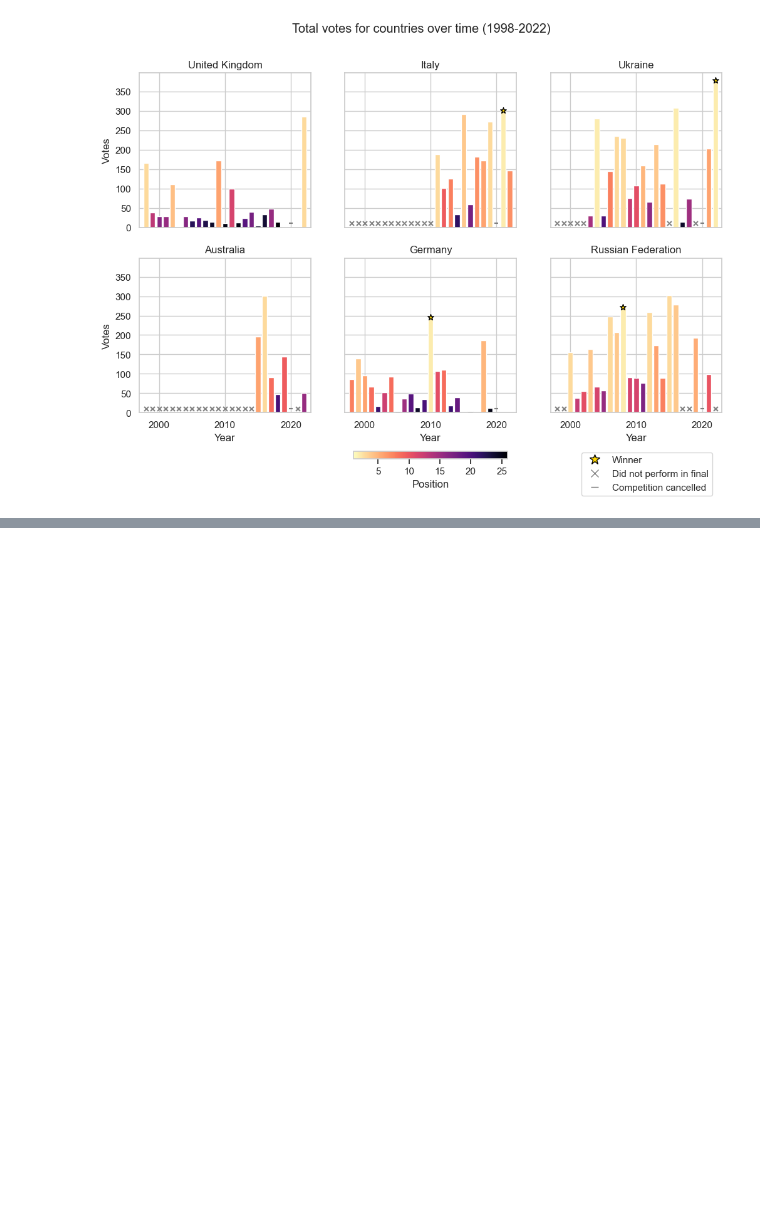
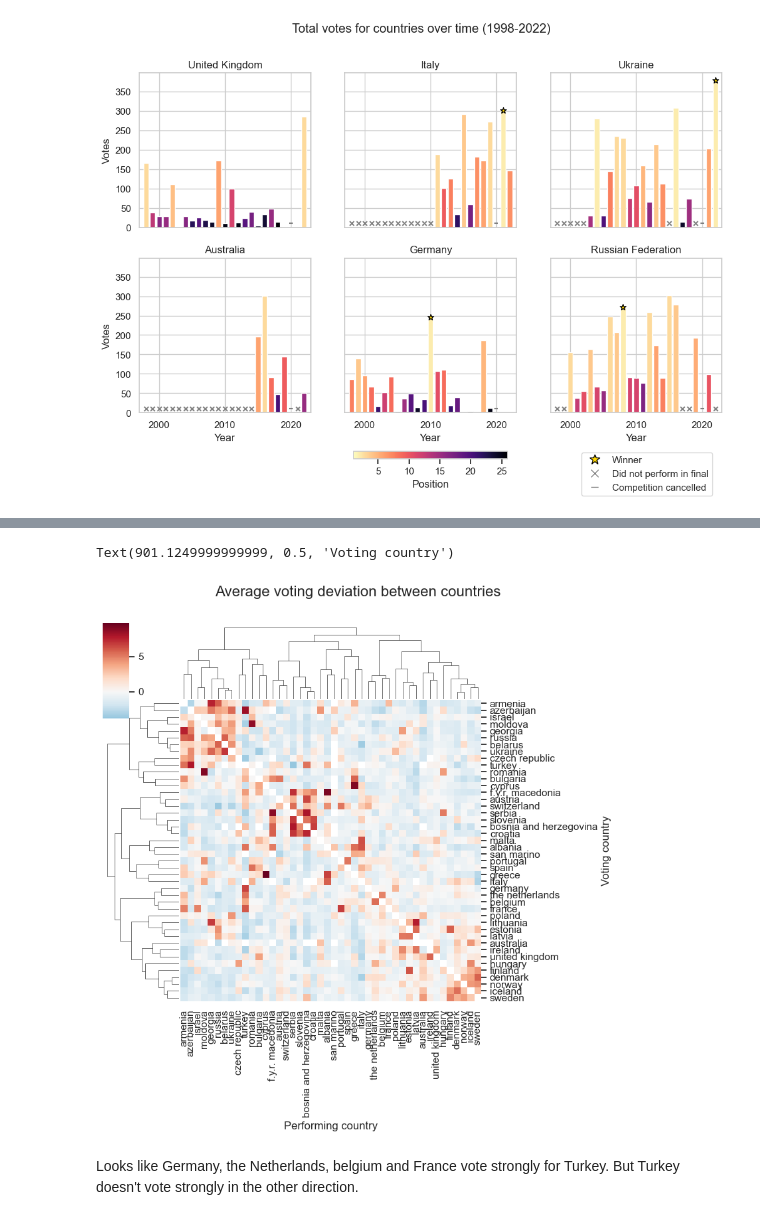
Before and after one commit to KatrionaGoldmann/Eurovision_TDS, a Jupyter notebook: eurovision/notebooks/voting_visualisations.ipynb, the cells around one changed output, grey strips where cells are left out. Saved outputs shown, nothing was run; the diff lists cells and outputs as text; code cells hidden in the pictures; blank space fills up the shorter version.

Commit message:
voting heatmaps

```diff
--- a/eurovision/notebooks/voting_visualisations.ipynb
+++ b/eurovision/notebooks/voting_visualisations.ipynb
@@ -19,6 +19,9 @@ DATAPATH = pathlib.Path().resolve().parent / "data"
 # %%
 # Get the voting scores
 df = gvs.get_voting_scores(DATAPATH / "eurovision_voting_scores_1975_2019.xlsx")
+
+import pickle
+country_codes_dict = pickle.load(open(DATAPATH / "country_codes_dict.pickle", "rb"))
 # %%
 df= df.replace({pd.NA: np.nan})
 
@@ -118,0 +168,9 @@ plt.show()
+# %%
+df_voting_heatmap = df_voting[['From country', 'avg_difference_votes', 'To country']]
+df_voting_heatmap = df_voting_heatmap.drop_duplicates()
+
+# if from country = to country, set avg_difference_votes to NaN
+df_voting_heatmap.loc[df_voting_heatmap['From country'] == df_voting_heatmap['To country'], 'avg_difference_votes'] = np.nan
+
+
+df_voting_heatmap.head()
@@ -118,0 +184,9 @@ plt.show()
+# %%
+df_voting_heatmap = df_voting_heatmap.dropna(subset=['avg_difference_votes'])
+
+df_voting_heatmap['Voting country'] = df_voting_heatmap['From country'].map({v: k for k, v in country_codes_dict.items()})
+df_voting_heatmap['Performing country'] = df_voting_heatmap['To country'].map({v: k for k, v in country_codes_dict.items()})
+# %%
+df_heatmap = df_voting_heatmap.pivot(index='Voting country', columns='Performing country', values='avg_difference_votes')
+
+df_heatmap.head()
@@ -118,0 +204,26 @@ plt.show()
+# %%
+df_heatmap2 = df_heatmap.copy()
+
+# row order to match column order
+df_heatmap2 = df_heatmap2.reindex(df_heatmap2.columns)
+
+# replace NaN with 0
+#df_heatmap2 = df_heatmap2.fillna(0)
+
+row_dism = 1 - df_heatmap2.T.corr()
+row_linkage = hc.linkage(sp.distance.squareform(row_dism), method='complete')
+# col_dism = 1 - df_heatmap2.corr()
+# col_linkage = hc.linkage(sp.distance.squareform(col_dism), method='complete')
+
+
+plot = sns.clustermap(df_heatmap2, row_linkage=row_linkage, col_linkage=row_linkage,
+                figsize=(8,8), mask=df_heatmap2.isnull(),
+                cmap='RdBu_r', center=0, xticklabels=1, yticklabels=1)
+
+plot.fig.suptitle('Average voting deviation between countries', fontsize=16, y=1.05)
+plot.ax_heatmap.set_ylabel('Voting country')
+# %% [output]
+Text(901.1249999999999, 0.5, 'Voting country')
+[figure, added]
+# %% [markdown]
+Looks like Germany, the Netherlands, belgium and France vote strongly for Turkey. But Turkey doesn't vote strongly in the other direction.
```
Also changed, not shown: parts of 17 cells of this notebook.
